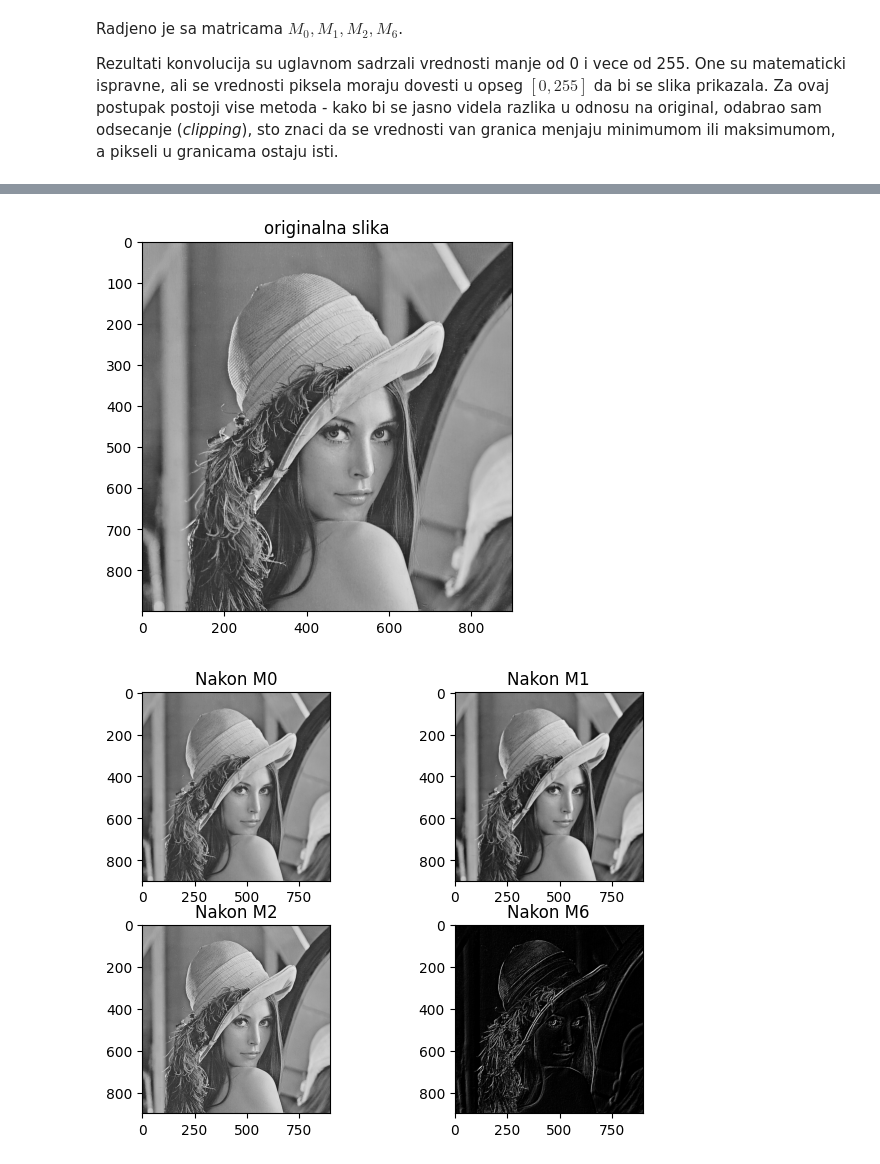
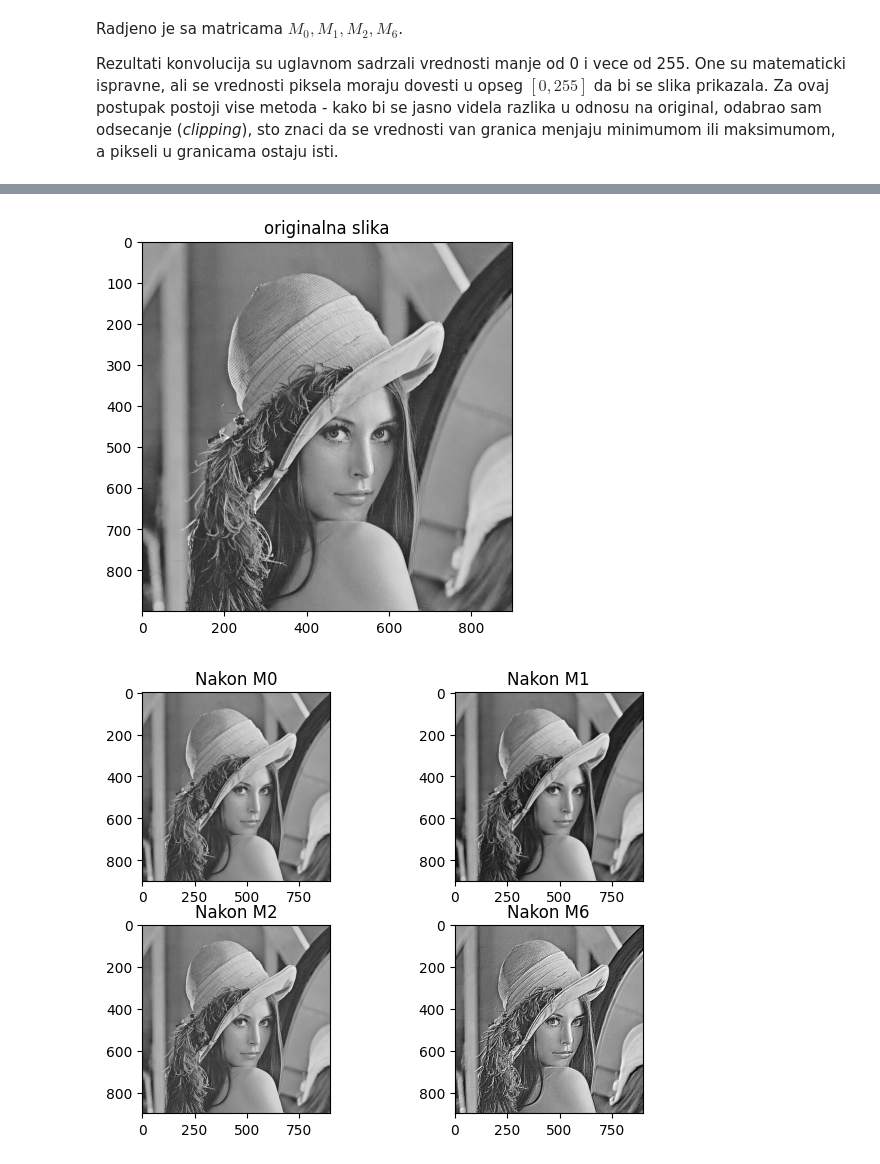
Before and after one commit to NovakTJ/codespaces-jupyter, a Jupyter notebook: notebooks/domaci.ipynb, the cells around one changed output, grey strips where cells are left out. Cells and saved outputs as stored; diff of their text form; code cells hidden in the pictures.

```diff
--- a/notebooks/domaci.ipynb
+++ b/notebooks/domaci.ipynb
@@ -144,6 +156,7 @@ M0[1,1] = 1
 M1 = torch.full((3,3),1/9)
 M2 = torch.tensor([[0,-1,0],[-1,5,-1],[0,-1,0]])
 M6 = torch.arange(3) + torch.arange(3).unsqueeze(1).expand((3,3)) - 2
+M6[1,1] = 1
 
 toPIL = ToPILImage(mode = 'L') #transformacija tenzora
 
@@ -219,3 +232,3 @@ result_2d.max()=tensor(986.), result_2d.min()=tensor(-976.)
 [figure]
-[figure, old version]
+[figure, new version]
 [figure]
```
Also changed, not shown: parts of 3 cells of this notebook, 2 other files.
